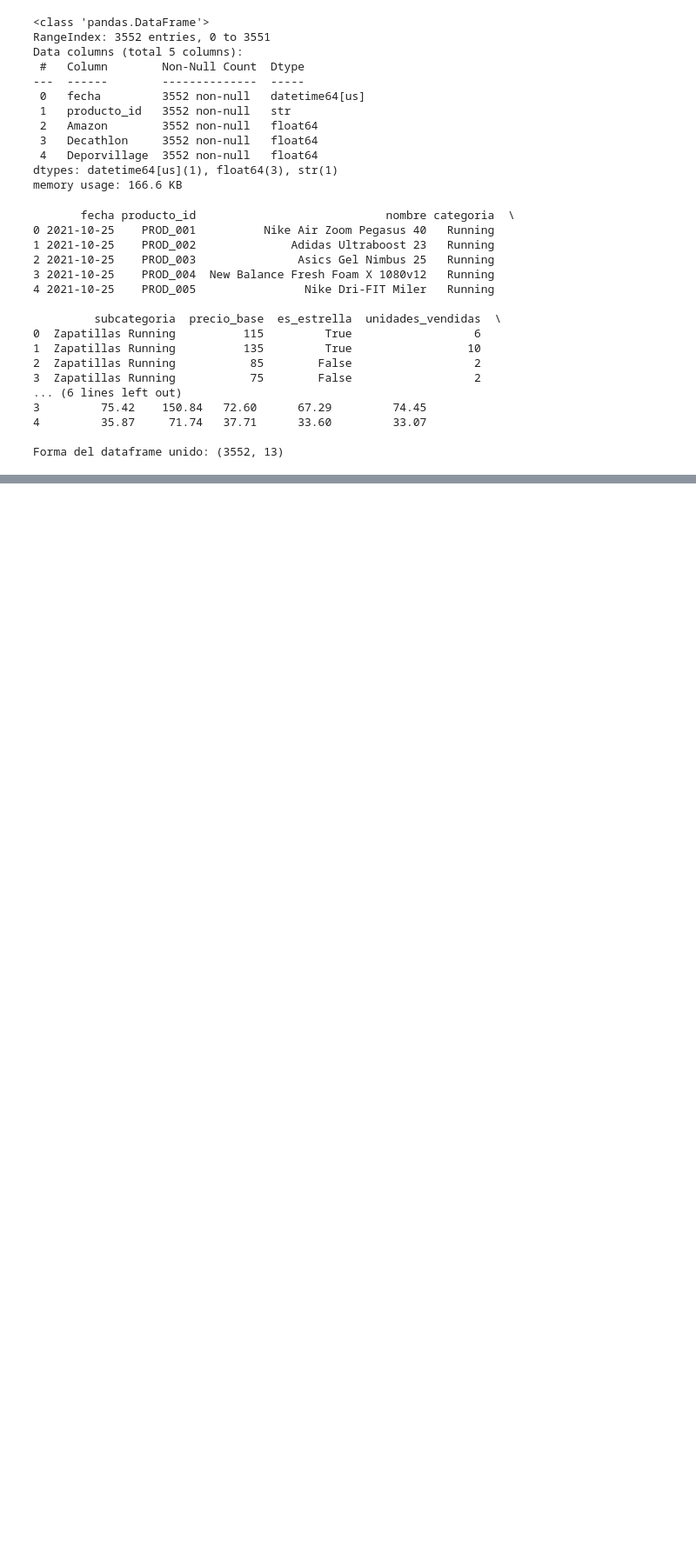
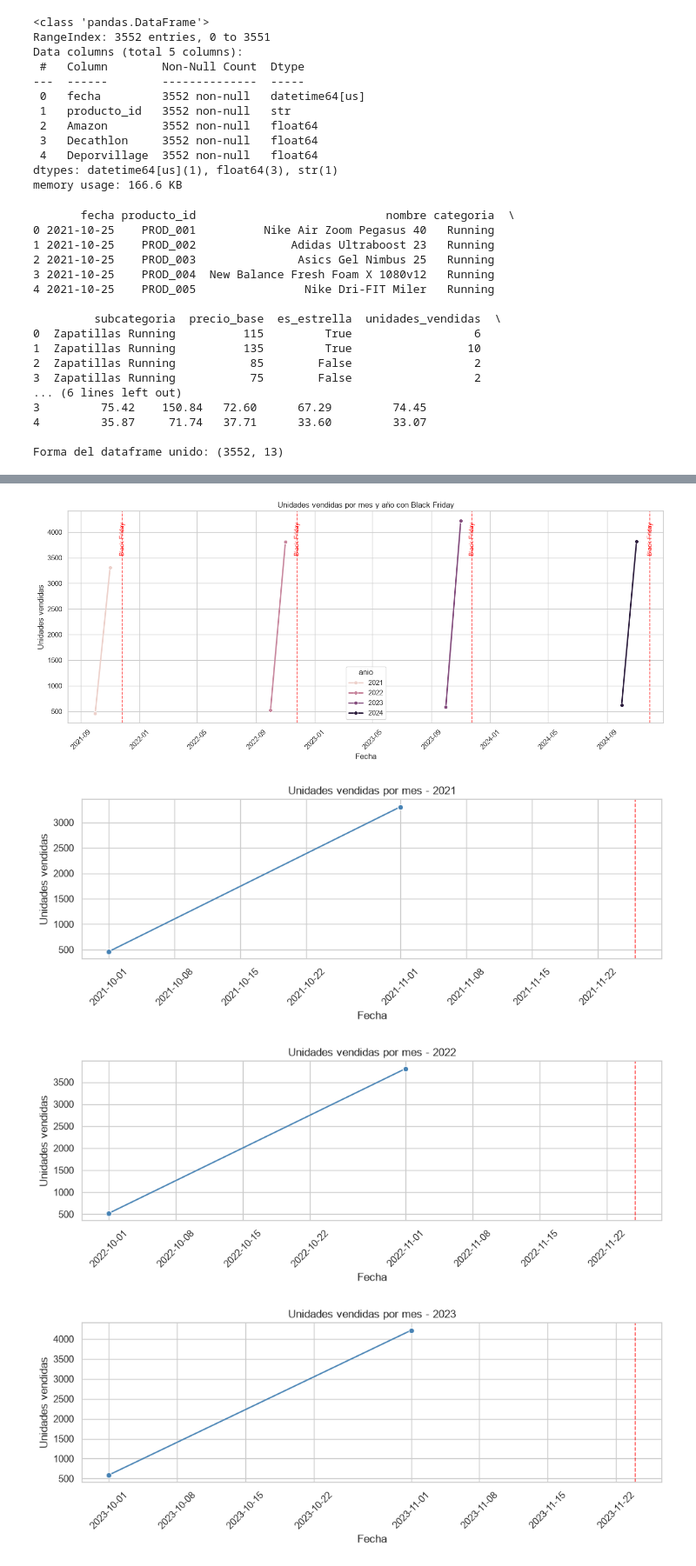
Before and after one commit to giralrez/Proyecto-Forecasting-retail-DS, a Jupyter notebook: notebooks/entrenamiento.ipynb, the cells around one changed output, grey strips where cells are left out. Shown at 87% size. Saved outputs shown, nothing was run; the diff lists cells and outputs as text; code cells hidden in the pictures; blank space fills up the shorter version.

Commit message:
feat: incorporacion de celdas para anlisis, estructura graficos

```diff
--- a/notebooks/entrenamiento.ipynb
+++ b/notebooks/entrenamiento.ipynb
@@ -168,6 +168,25 @@ Data columns (total 5 columns):
  4   Deporvillage  3552 non-null   float64
 dtypes: datetime64[us](1), float64(3), str(1)
 memory usage: 166.6 KB
+# %%
+# 2) Suma de unidades vendidas por día de la semana
+weekday_sales = (
+    df.groupby('dia_semana')['unidades_vendidas']
+    .sum()
+    .reindex(['Monday','Tuesday','Wednesday','Thursday','Friday','Saturday','Sunday'])
+    .reset_index()
+)
+weekday_sales = weekday_sales.rename(columns={'index':'dia_semana'})
+
+plt.figure(figsize=(10, 5))
+sns.set_theme(style='whitegrid')
+sns.barplot(data=weekday_sales, x='dia_semana', y='unidades_vendidas', palette='viridis')
+plt.title('Unidades vendidas por día de la semana')
+plt.xlabel('Día de la semana')
+plt.ylabel('Unidades vendidas')
+plt.xticks(rotation=45)
+plt.tight_layout()
+plt.show()
 # %%
 # Integrar ventas y competencia en un único dataframe
 # Claves: fecha y producto_id
@@ -206,3 +269,58 @@ df.head()
 | 2 | 2021-10-25 | PROD_003 | Asics Gel Nimbus 25 | Running | Zapatillas Running | 85 | False | 2 | ... |
 | 3 | 2021-10-25 | PROD_004 | New Balance Fresh Foam X 1080v12 | Running | Zapatillas Running | 75 | False | 2 | ... |
 | 4 | 2021-10-25 | PROD_005 | Nike Dri-FIT Miler | Running | Ropa Running | 35 | False | 2 | ... |
+# %%
+# 1) Análisis temporal por año con líneas y marcadores de Black Friday
+# Black Friday suele caer en noviembre, pero se marca solo en fechas exactas de Black Friday (viernes después del Día de Acción de Gracias)
+from pandas.tseries.offsets import DateOffset
+
+# Crear una columna para eventos de Black Friday por año
+black_friday_dates = []
+for year in sorted(df['anio'].unique()):
+    # El día de Thanksgiving en EE.UU. es el cuarto jueves de noviembre
+    thanksgiving = pd.Timestamp(year, 11, 1) + DateOffset(weekday=3, weeks=3)
+    black_friday = thanksgiving + pd.Timedelta(days=1)
+    black_friday_dates.append(black_friday)
+
+black_friday_dates = pd.to_datetime(black_friday_dates)
+
+# Agregar una serie mensual agregada por año
+series_temporal = (
+    df.groupby(['anio', df['fecha'].dt.to_period('M').dt.to_timestamp()])['unidades_vendidas']
+    .sum()
+    .reset_index()
+)
+series_temporal = series_temporal.rename(columns={'fecha':'fecha_mes'})
+
+plt.figure(figsize=(14, 6))
+sns.set_theme(style='whitegrid')
+ax = sns.lineplot(data=series_temporal, x='fecha_mes', y='unidades_vendidas', hue='anio', marker='o', linewidth=2.2)
+for bf in black_friday_dates:
+    ax.axvline(bf, color='red', linestyle='--', linewidth=1.2, alpha=0.7)
+    ax.text(bf, ax.get_ylim()[1]*0.95, 'Black Friday', rotation=90, va='top', ha='center', color='red', fontsize=9)
+ax.set_title('Unidades vendidas por mes y año con Black Friday')
+ax.set_xlabel('Fecha')
+ax.set_ylabel('Unidades vendidas')
+plt.xticks(rotation=45)
+plt.tight_layout()
+plt.show()
+
+# Plot separado por año
+for year in sorted(df['anio'].unique()):
+    data_year = series_temporal[series_temporal['anio'] == year].copy()
+    plt.figure(figsize=(10, 4))
+    sns.lineplot(data=data_year, x='fecha_mes', y='unidades_vendidas', marker='o', color='steelblue')
+    bf = black_friday_dates[black_friday_dates.year == year]
+    for date in bf:
+        plt.axvline(date, color='red', linestyle='--', linewidth=1.1, alpha=0.7)
+    plt.title(f'Unidades vendidas por mes - {year}')
+    plt.xlabel('Fecha')
+    plt.ylabel('Unidades vendidas')
+    plt.xticks(rotation=45)
+    plt.tight_layout()
+    plt.show()
+# %% [output]
+[figure, added]
+[figure, added]
+[figure, added]
+[figure, added]
```
Also changed, not shown: parts of 8 cells of this notebook.
